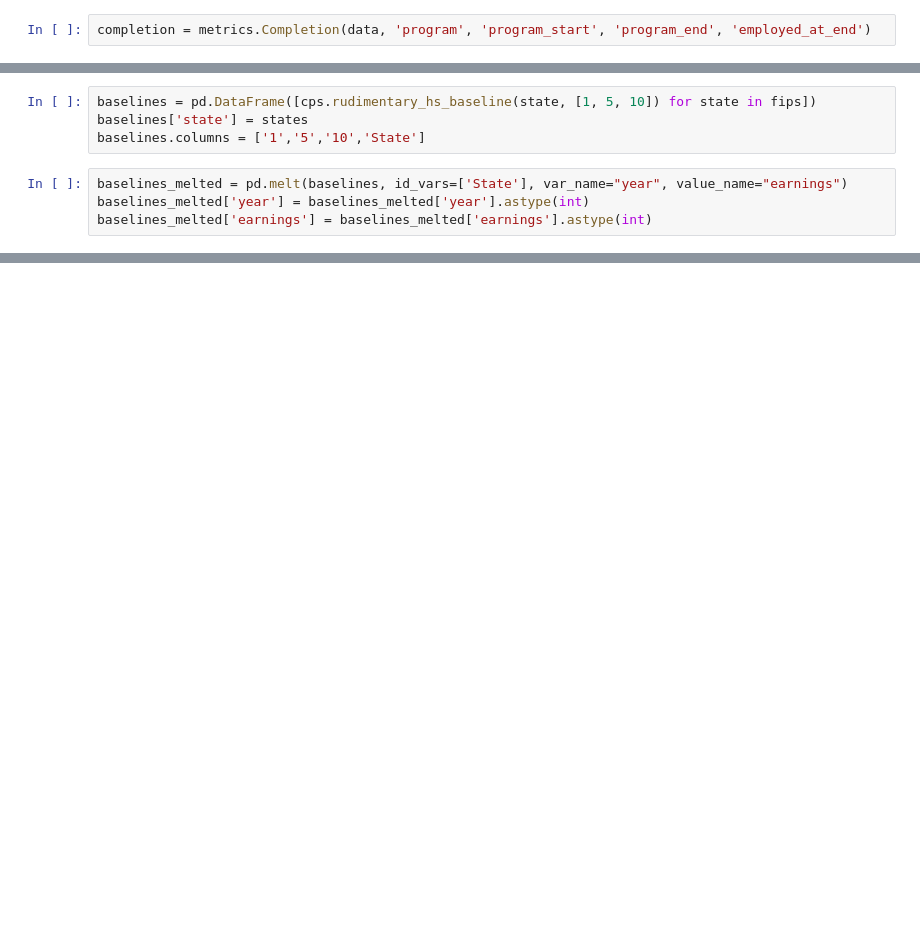
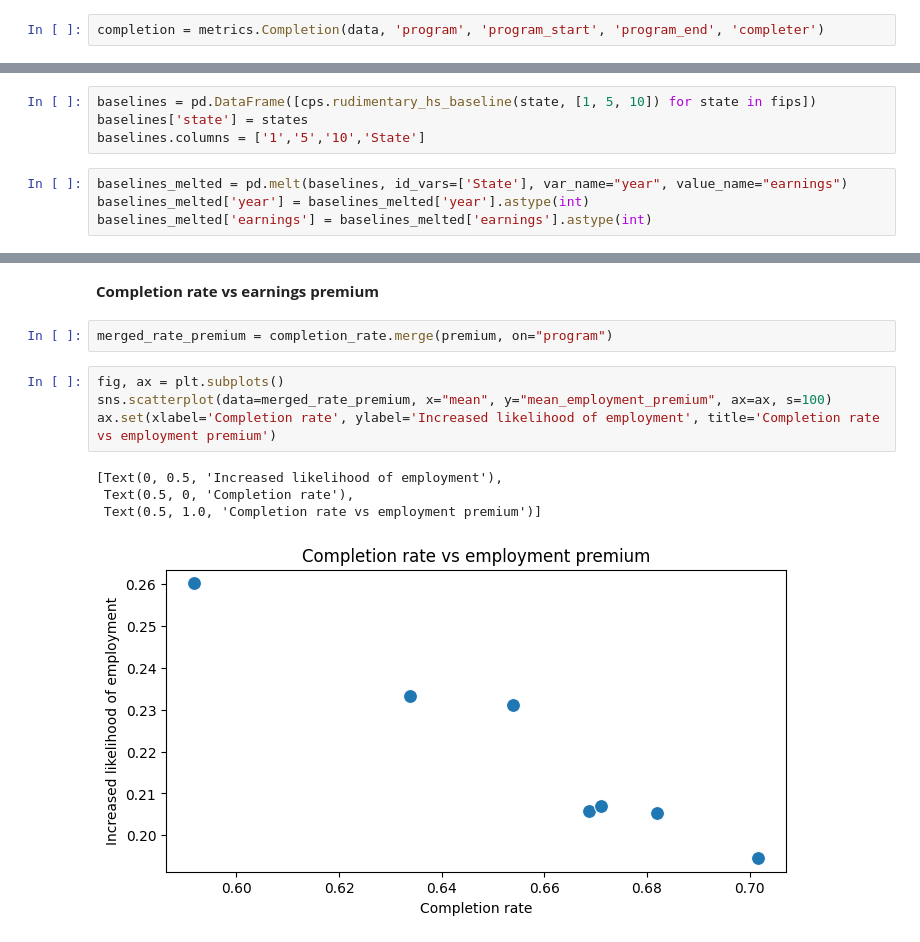
Before and after one commit to brighthive/roi-toolkit, a Jupyter notebook: Example Notebook.ipynb, the cells around one changed output, grey strips where cells are left out. Drawn from its saved outputs; the diff is of its cells as text; blank space fills up the shorter version.

```diff
--- a/Example Notebook.ipynb
+++ b/Example Notebook.ipynb
@@ -151,7 +308,7 @@ data
 # %% [markdown]
 __Calculate time to completion and completion rate statistics__
 # %%
-completion = metrics.Completion(data, 'program', 'program_start', 'program_end', 'employed_at_end')
+completion = metrics.Completion(data, 'program', 'program_start', 'program_end', 'completer')
 # %%
 completion_time = completion.time_to_completion
 completion_time
@@ -203,0 +414,13 @@ sns.lineplot(data=baselines_melted, x="year", y="earnings", hue="State")
+# %% [markdown]
+__Completion rate vs earnings premium__
+# %%
+merged_rate_premium = completion_rate.merge(premium, on="program")
+# %%
+fig, ax = plt.subplots()
+sns.scatterplot(data=merged_rate_premium, x="mean", y="mean_employment_premium", ax=ax, s=100)
+ax.set(xlabel='Completion rate', ylabel='Increased likelihood of employment', title='Completion rate vs employment premium')
+# %% [output]
+[Text(0, 0.5, 'Increased likelihood of employment'),
+ Text(0.5, 0, 'Completion rate'),
+ Text(0.5, 1.0, 'Completion rate vs employment premium')]
+[figure, added]
```
Also changed, not shown: parts of 42 cells of this notebook, 19 other files.
